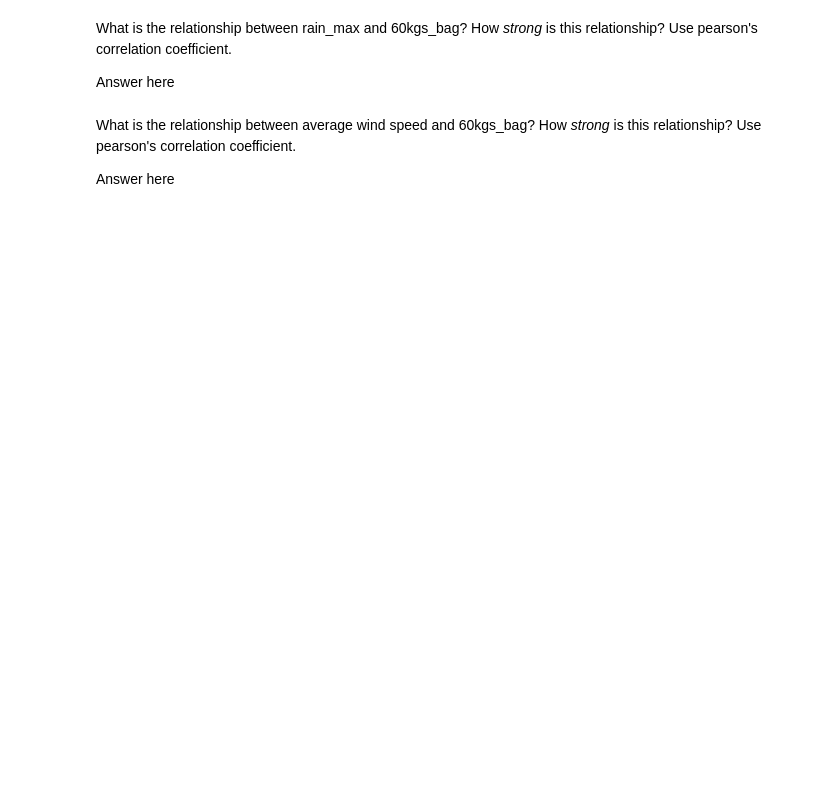
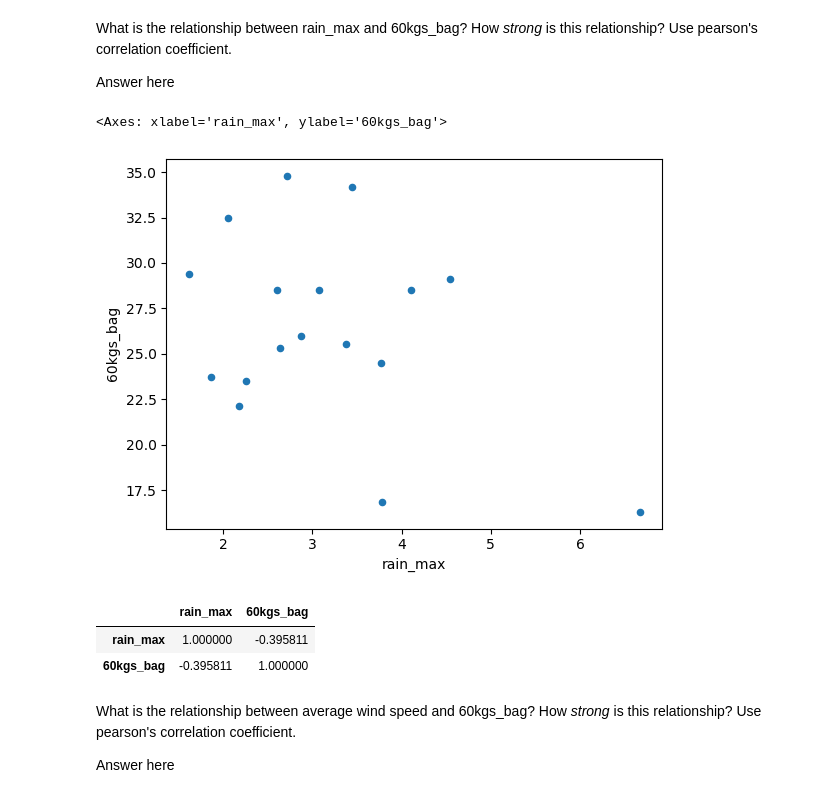
Before and after one commit to RosaniaPinto/Rosania_TLAB3, a Jupyter notebook: notebooks/analysis.ipynb, the cells around one changed output. Drawn from its saved outputs; the diff is of its cells as text; code cells hidden in the pictures; blank space fills up the shorter version.

```diff
--- a/notebooks/analysis.ipynb
+++ b/notebooks/analysis.ipynb
@@ -100,6 +142,19 @@ merged_df.plot(x='hum_min', y='60kgs_bag', kind='line')
 What is the relationship between rain_max and 60kgs_bag? How *strong* is this relationship? Use pearson's correlation coefficient.
 
 Answer here
+# %%
+#Scatterplot
+merged_df.plot(x='rain_max', y='60kgs_bag', kind='scatter')
+# %% [output]
+<Axes: xlabel='rain_max', ylabel='60kgs_bag'>
+[figure, added]
+# %%
+#Pearson's correlation coefficient
+merged_df[["rain_max", "60kgs_bag"]].corr()
+# %% [output]
+|  | rain_max | 60kgs_bag |
+| rain_max | 1.000000 | -0.395811 |
+| 60kgs_bag | -0.395811 | 1.000000 |
 # %% [markdown]
 What is the relationship between average wind speed and 60kgs_bag? How *strong* is this relationship? Use pearson's correlation coefficient.
 
```
Also changed, not shown: parts of 12 cells of this notebook, 2 other files.
